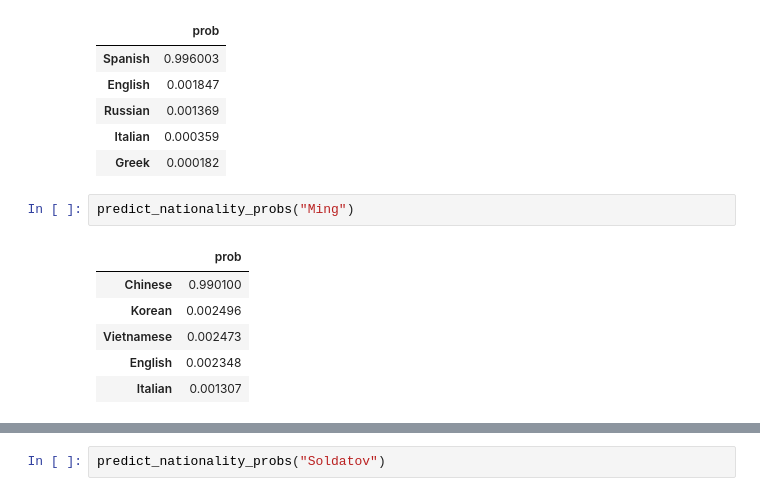
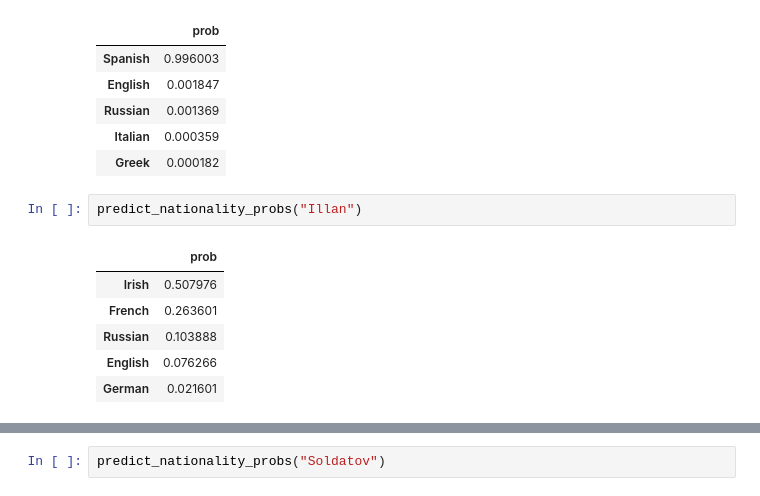
Before and after one commit to pilipolio/python-ml-notebooks, a Jupyter notebook: RNN-LSTM/Nationality of surnames by RNN.ipynb, the cells around one changed output, grey strips where cells are left out. Saved outputs shown, nothing was run; the diff lists cells and outputs as text.

```diff
--- a/RNN-LSTM/Nationality of surnames by RNN.ipynb
+++ b/RNN-LSTM/Nationality of surnames by RNN.ipynb
@@ -373,11 +407,11 @@ predict_nationality_probs("Soarez")
 | Italian | 0.000359 |
 | Greek | 0.000182 |
 # %%
-predict_nationality_probs("Ming")
+predict_nationality_probs("Illan")
 # %% [output]
 |  | prob |
-| Chinese | 0.990100 |
-| Korean | 0.002496 |
-| Vietnamese | 0.002473 |
-| English | 0.002348 |
-| Italian | 0.001307 |
+| Irish | 0.507976 |
+| French | 0.263601 |
+| Russian | 0.103888 |
+| English | 0.076266 |
+| German | 0.021601 |
```
Also changed, not shown: parts of 5 cells of this notebook.
